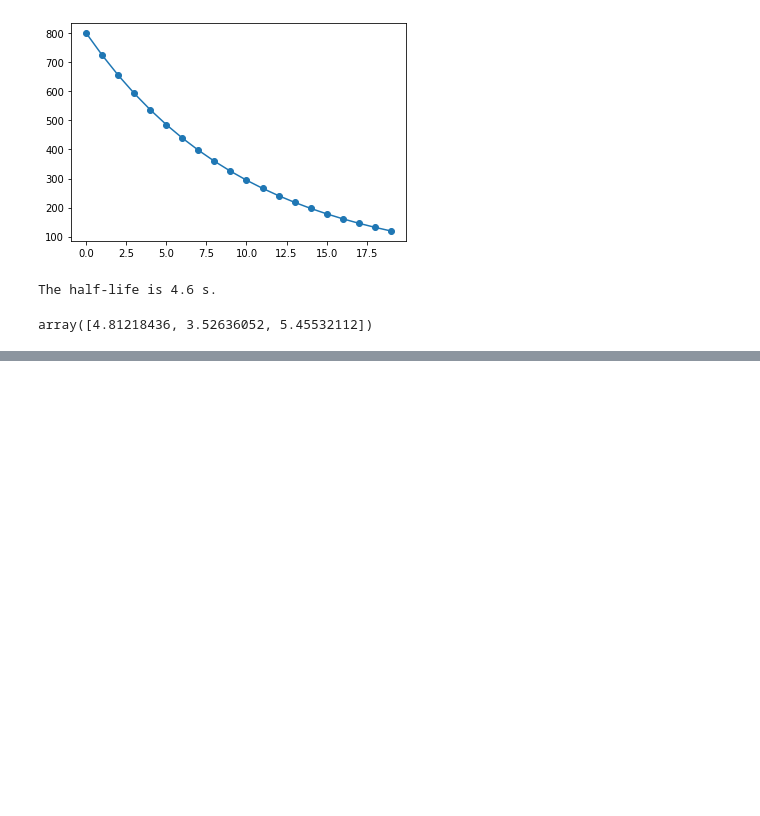
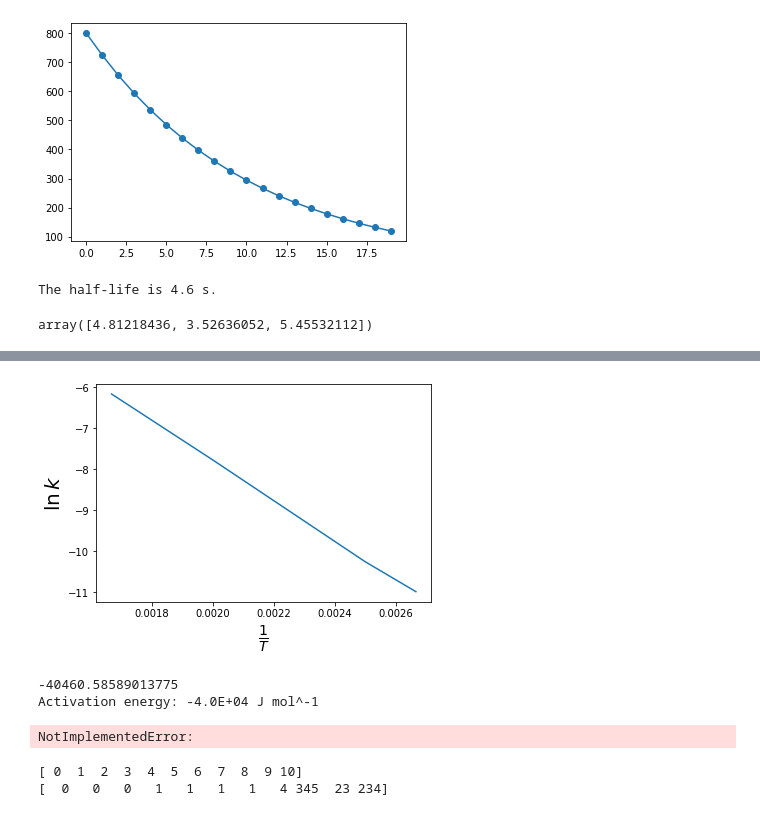
Before and after one commit to a1eaiactaest/bio-notebooks, a Jupyter notebook: exponential_decay.ipynb, the cells around one changed output, grey strips where cells are left out. Saved outputs shown, nothing was run; the diff lists cells and outputs as text; code cells hidden in the pictures; blank space fills up the shorter version.

```diff
--- a/exponential_decay.ipynb
+++ b/exponential_decay.ipynb
@@ -169,0 +198,33 @@ fit = slope*(inv_T)
+# %%
+assert isinstance(plot_arrhenius(inv_T, log_k, fit), matplotlib.figure.Axes), 'wrong return type'
+# %% [output]
+[figure, added]
+# %%
+# 2D
+def get_activation_energy(slope):
+  R = 8.3145
+  Ea = (R/slope)
+  return Ea
+
+activation_energy = get_activation_energy(slope)
+print(f'Activation energy: {activation_energy:.1E} J mol^-1')
+# %% [output]
+-40460.58589013775
+Activation energy: -4.0E+04 J mol^-1
+# %%
+# 2E
+def get_pre_exp_factor(intercept):
+  raise NotImplementedError()
+
+pre_exp_factor = get_pre_exp_factor(intercept)
+print(f'Pre-exponential factor: {pre_exp_factor:.1E} mol^-1 s^-1')
+# %% [output]
+NotImplementedError:
+# %%
+color_intesity = np.arange(11)
+hue = np.array([0, 0, 0, 1, 1, 1, 1, 4, 345, 23, 234])
+print(color_intesity)
+print(hue)
+# %% [output]
+[ 0  1  2  3  4  5  6  7  8  9 10]
+[  0   0   0   1   1   1   1   4 345  23 234]
```
Also changed, not shown: parts of 18 cells of this notebook.
